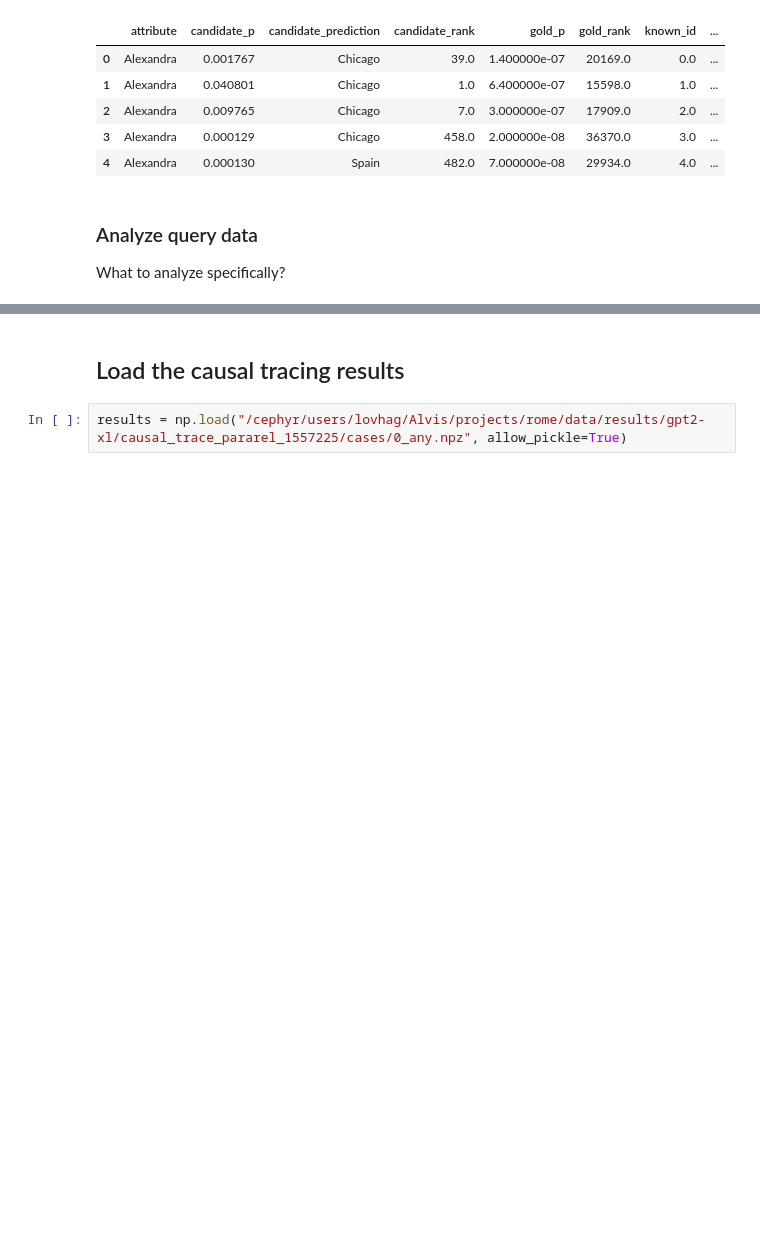
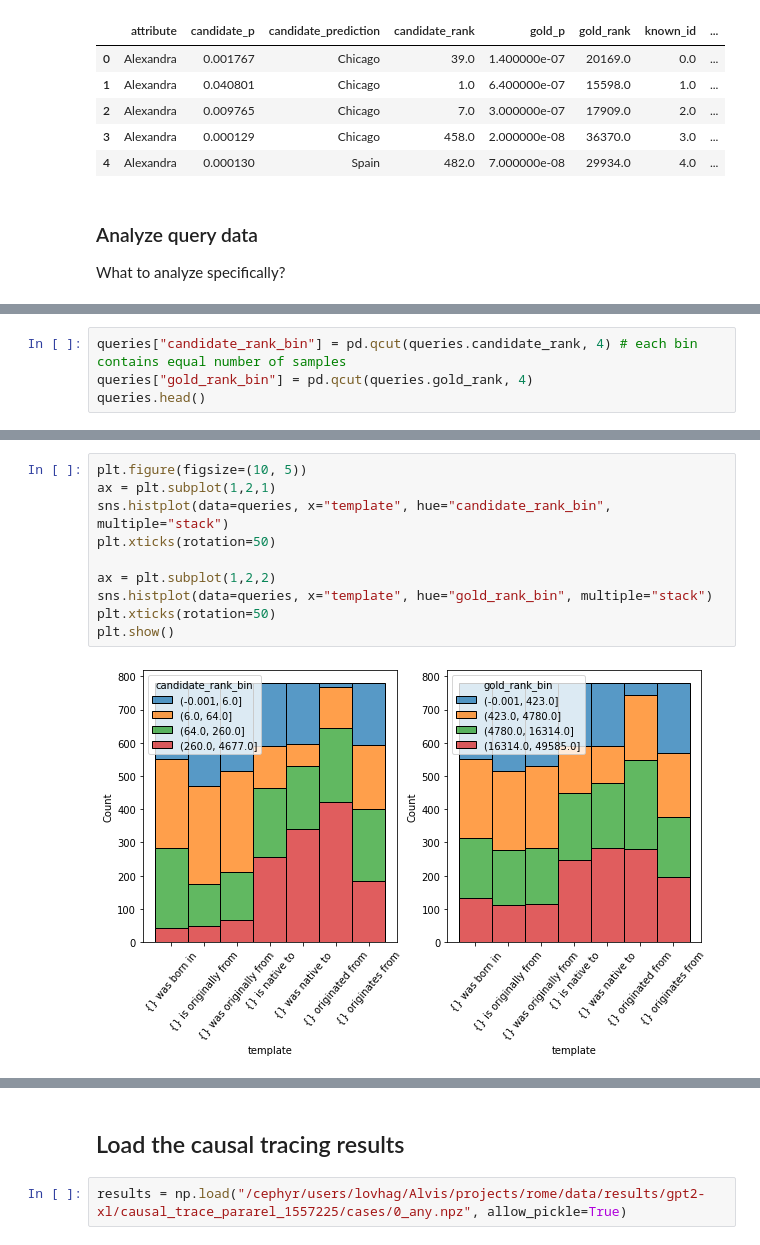
Before and after one commit to dsaynova/rome, a Jupyter notebook: notebooks/analyze_pararel_causal_tracing_results.ipynb, the cells around one changed output, grey strips where cells are left out. Drawn from its saved outputs; the diff is of its cells as text; blank space fills up the shorter version.

```diff
--- a/notebooks/analyze_pararel_causal_tracing_results.ipynb
+++ b/notebooks/analyze_pararel_causal_tracing_results.ipynb
@@ -47,0 +78,4 @@ Total number of samples: 5453
+# %%
+queries["candidate_rank_bin"] = pd.qcut(queries.candidate_rank, 4) # each bin contains equal number of samples
+queries["gold_rank_bin"] = pd.qcut(queries.gold_rank, 4)
+queries.head()
@@ -47,0 +89,12 @@ Total number of samples: 5453
+# %%
+plt.figure(figsize=(10, 5))
+ax = plt.subplot(1,2,1)
+sns.histplot(data=queries, x="template", hue="candidate_rank_bin", multiple="stack")
+plt.xticks(rotation=50)
+
+ax = plt.subplot(1,2,2)
+sns.histplot(data=queries, x="template", hue="gold_rank_bin", multiple="stack")
+plt.xticks(rotation=50)
+plt.show()
+# %% [output]
+[figure, added]
```
Also changed, not shown: parts of 10 cells of this notebook, 1 other file.
